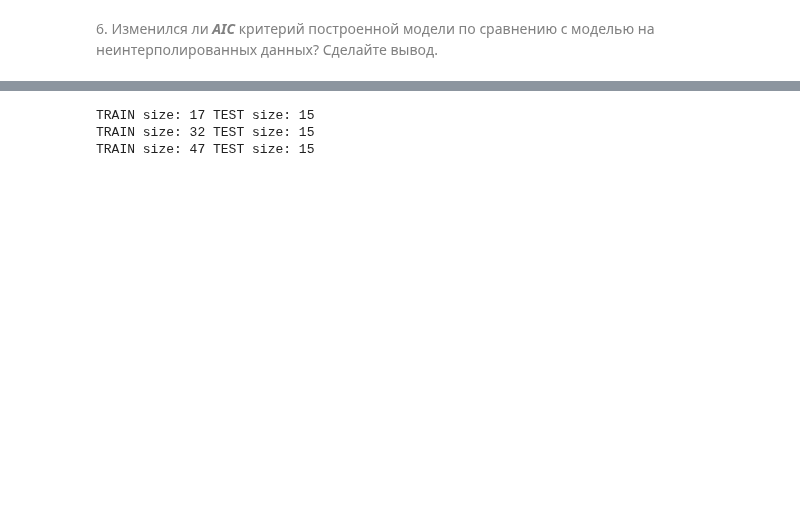
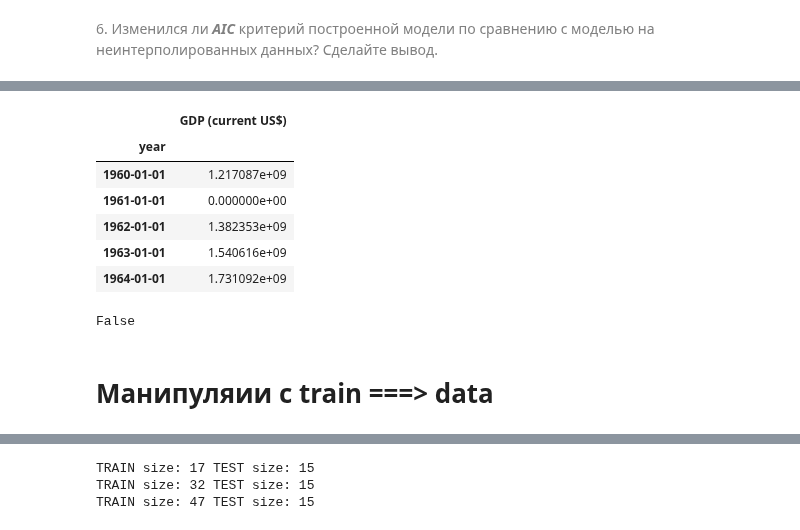
Before and after one commit to IvanovDmitryV/skillfactory_rds, a Jupyter notebook: Unit_7_restart/Project_7.ipynb, the cells around one changed output, grey strips where cells are left out. Saved outputs shown, nothing was run; the diff lists cells and outputs as text; code cells hidden in the pictures; blank space fills up the shorter version.

```diff
--- a/Unit_7_restart/Project_7.ipynb
+++ b/Unit_7_restart/Project_7.ipynb
@@ -277,3 +301,19 @@ print('Минимальное значение AIC = {:.3f} в рассмотр
+# %%
+data.head()
+# %% [output]
+|  | GDP (current US$) |
+| year |  |
+| 1960-01-01 | 1.217087e+09 |
+| 1961-01-01 | 0.000000e+00 |
+| 1962-01-01 | 1.382353e+09 |
+| 1963-01-01 | 1.540616e+09 |
+| 1964-01-01 | 1.731092e+09 |
+# %%
+train is data.iloc[:-3]
+# %% [output]
+False
+# %% [markdown]
+# Манипуляии с train ===> data
 # %% [markdown]
 ## Валидация временных рядов
 ### Задание 8.3
```
Also changed, not shown: parts of 30 cells of this notebook, 5 other files.
